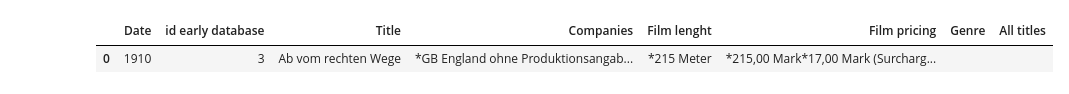
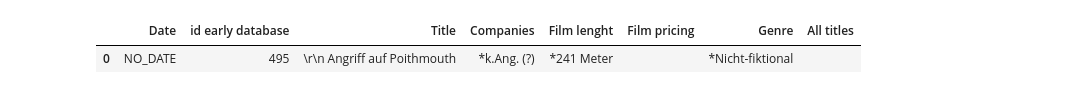
Before and after one commit to eliselavy/scrapper-notebook, a Jupyter notebook: notebooks/early_correction_loop.ipynb, the cells around one changed output. Cells and saved outputs as stored; diff of their text form; code cells hidden in the pictures.

Commit message:
correction case NO_DATE

```diff
--- a/notebooks/early_correction_loop.ipynb
+++ b/notebooks/early_correction_loop.ipynb
@@ -23,7 +23,6 @@ def create_df_film(id):
     #print(div_interested)
     ##title + date
     title_date = div_interested.find('h2', class_='title').contents[0]
-
     dateFilms= []
     titles = []
     filmLenghts= []
@@ -35,10 +34,14 @@ def create_df_film(id):
 
     ##*************Film date***************
     date_film =re.search('(\d+)',title_date)
-    dateFilms.append(date_film.group())
-    ##*************Film title***************
-    title = title_date.split("("+date_film.group())
-    titles.append(title[0].lstrip().rstrip())
+    if(date_film):
+        dateFilms.append(date_film.group())
+        ##*************Film title***************
+        title = title_date.split("("+date_film.group())
+        titles.append(title[0].lstrip().rstrip())
+    else:
+        dateFilms.append("NO_DATE")
+        titles.append(title_date)
 
     #****************Film Lenght*************************
     #can have more than one parameter
@@ -150,10 +153,10 @@ create_df_film(6)
 |  | Date | id early database | Title | Companies | Film lenght | Film pricing | Genre | All titles |
 | 0 | 1901 | 6 | Der Abbruch des historischen Star... | *k.Ang. (?) | *4000 Bilder [Bilderzahl entspric... |  |  | *Further Title:*Der Abbruch des b... |
 # %%
-create_df_film(3)
+create_df_film(495)
 # %% [output]
 |  | Date | id early database | Title | Companies | Film lenght | Film pricing | Genre | All titles |
-| 0 | 1910 | 3 | Ab vom rechten Wege | *GB England ohne Produktionsangab... | *215 Meter | *215,00 Mark*17,00 Mark (Surcharg... |  |  |
+| 0 | NO_DATE | 495 | \r\n Angriff auf Poithmouth | *k.Ang. (?) | *241 Meter |  | *Nicht-fiktional |  |
 # %%
 create_df_film(4)
 # %% [output]
```
Also changed, not shown: parts of 2 cells of this notebook.
